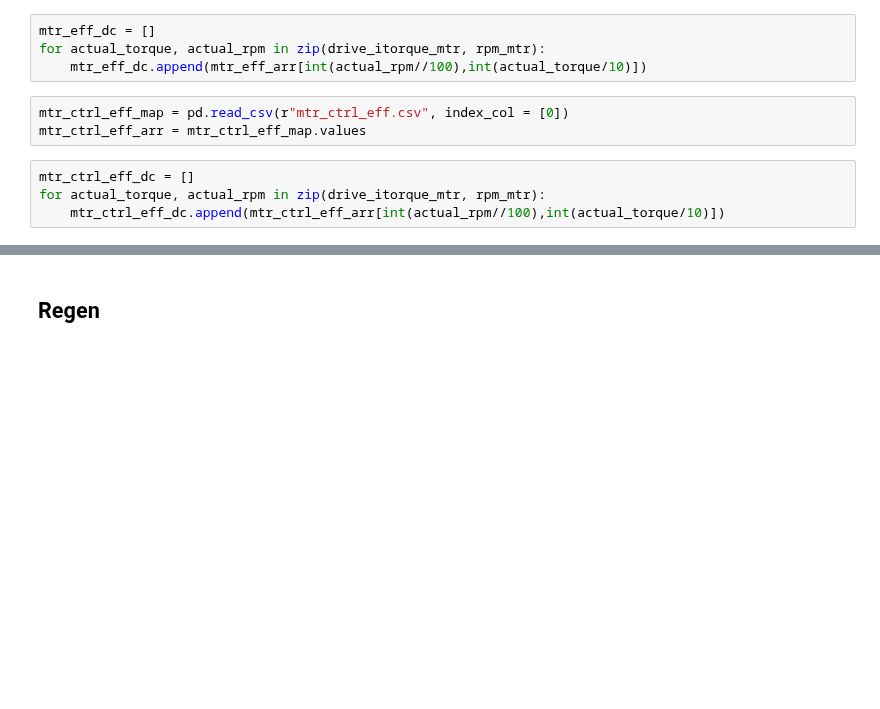
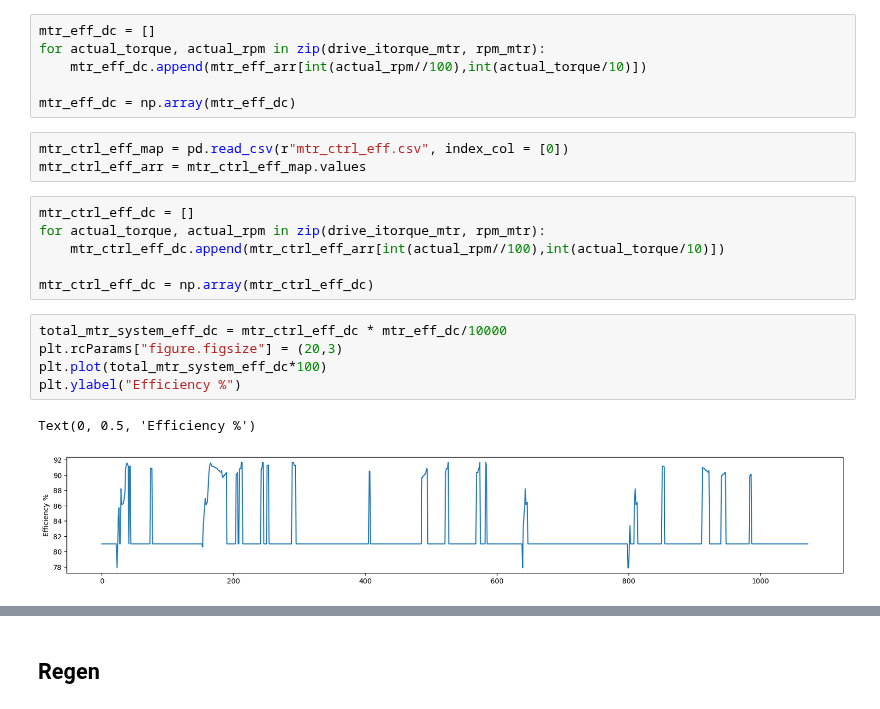
Before and after one commit to surya-uv/drive_cycle_gen, a Jupyter notebook: full_vehicle_model.ipynb, the cells around one changed output, grey strips where cells are left out. Cells and saved outputs as stored; diff of their text form; blank space fills up the shorter version.

```diff
--- a/full_vehicle_model.ipynb
+++ b/full_vehicle_model.ipynb
@@ -135,6 +136,8 @@ mtr_eff_arr = mtr_eff_map.values
 mtr_eff_dc = []
 for actual_torque, actual_rpm in zip(drive_itorque_mtr, rpm_mtr):
     mtr_eff_dc.append(mtr_eff_arr[int(actual_rpm//100),int(actual_torque/10)])
+
+mtr_eff_dc = np.array(mtr_eff_dc)
 # %%
 mtr_ctrl_eff_map = pd.read_csv(r"mtr_ctrl_eff.csv", index_col = [0])
 mtr_ctrl_eff_arr = mtr_ctrl_eff_map.values
@@ -142,3 +145,13 @@ mtr_ctrl_eff_arr = mtr_ctrl_eff_map.values
 mtr_ctrl_eff_dc = []
 for actual_torque, actual_rpm in zip(drive_itorque_mtr, rpm_mtr):
     mtr_ctrl_eff_dc.append(mtr_ctrl_eff_arr[int(actual_rpm//100),int(actual_torque/10)])
+
+mtr_ctrl_eff_dc = np.array(mtr_ctrl_eff_dc)
+# %%
+total_mtr_system_eff_dc = mtr_ctrl_eff_dc * mtr_eff_dc/10000
+plt.rcParams["figure.figsize"] = (20,3)
+plt.plot(total_mtr_system_eff_dc*100)
+plt.ylabel("Efficiency %")
+# %% [output]
+Text(0, 0.5, 'Efficiency %')
+[figure, added]
```
Also changed, not shown: parts of 5 cells of this notebook, 1 other file.
